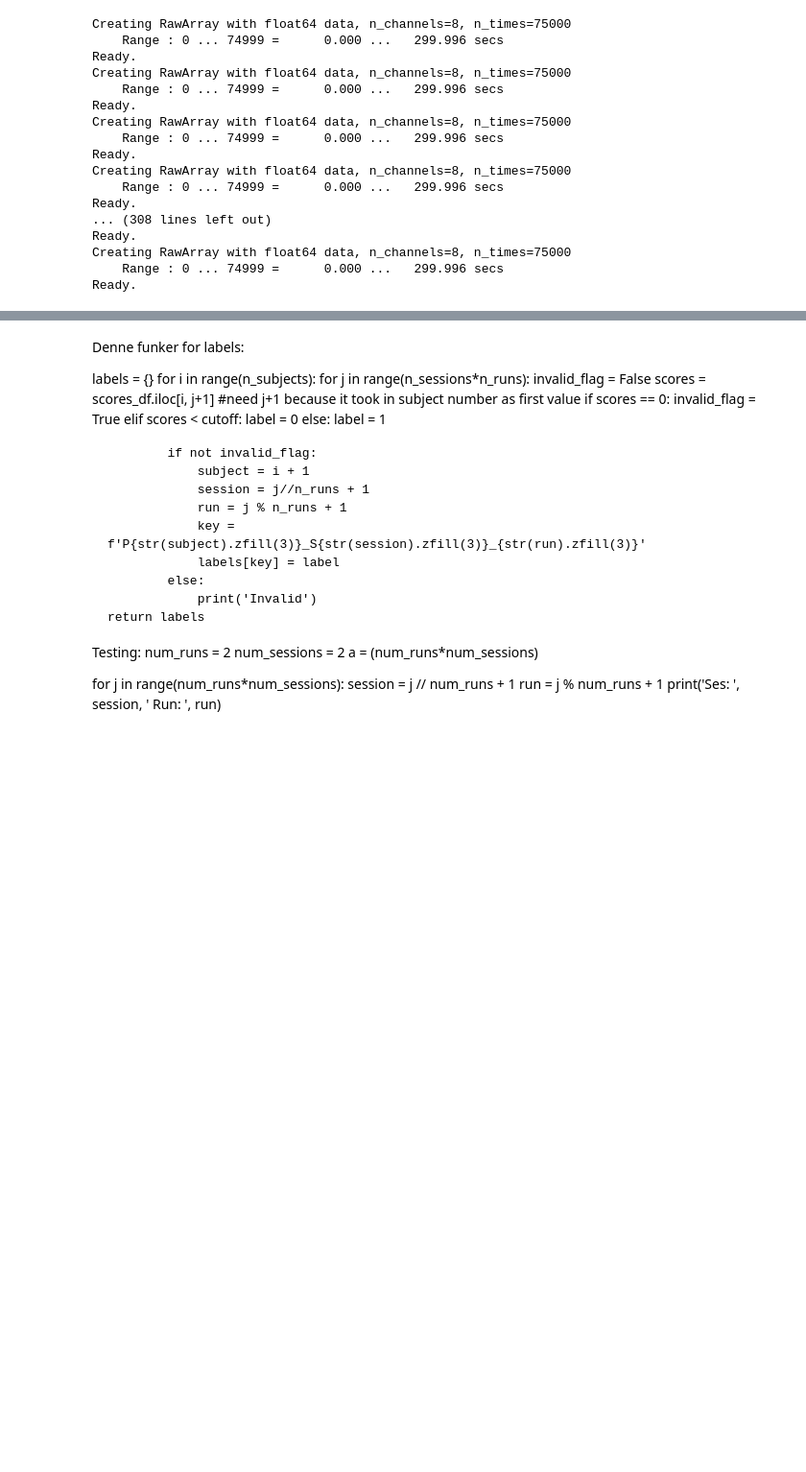
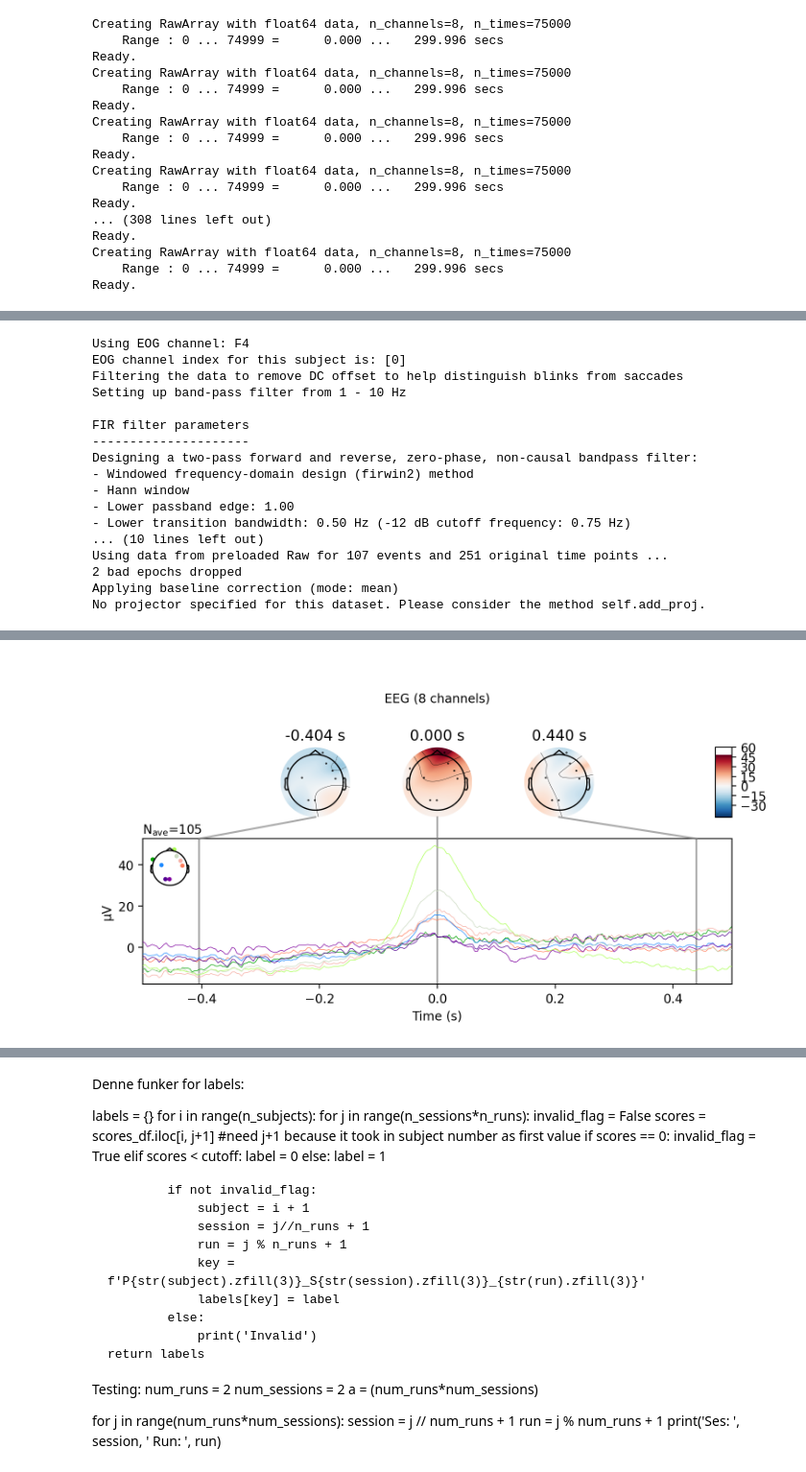
Before and after one commit to idamand/stress_detection_EEG, a Jupyter notebook: main.ipynb, the cells around one changed output, grey strips where cells are left out. Shown at 96% size. Cells and saved outputs as stored; diff of their text form; code cells hidden in the pictures; blank space fills up the shorter version.

```diff
--- a/main.ipynb
+++ b/main.ipynb
@@ -102,0 +79,3 @@ labels
+# %%
+montage = mne.channels.make_standard_montage('standard_1020')
+ex.set_montage(montage)
@@ -102,0 +94,22 @@ labels
+# %%
+eog_evoked = create_eog_epochs(ex, ch_name='F4').average(picks='all')
+eog_evoked.apply_baseline((None, None))
+eog_evoked.plot_joint()
+# %% [output]
+Using EOG channel: F4
+EOG channel index for this subject is: [0]
+Filtering the data to remove DC offset to help distinguish blinks from saccades
+Setting up band-pass filter from 1 - 10 Hz
+
+FIR filter parameters
+---------------------
+Designing a two-pass forward and reverse, zero-phase, non-causal bandpass filter:
+- Windowed frequency-domain design (firwin2) method
+- Hann window
+- Lower passband edge: 1.00
+- Lower transition bandwidth: 0.50 Hz (-12 dB cutoff frequency: 0.75 Hz)
+... (10 lines left out)
+Using data from preloaded Raw for 107 events and 251 original time points ...
+2 bad epochs dropped
+Applying baseline correction (mode: mean)
+No projector specified for this dataset. Please consider the method self.add_proj.
@@ -102,0 +119 @@ labels
+[figure, added]
```
Also changed, not shown: parts of 11 cells of this notebook, 1 other file.
